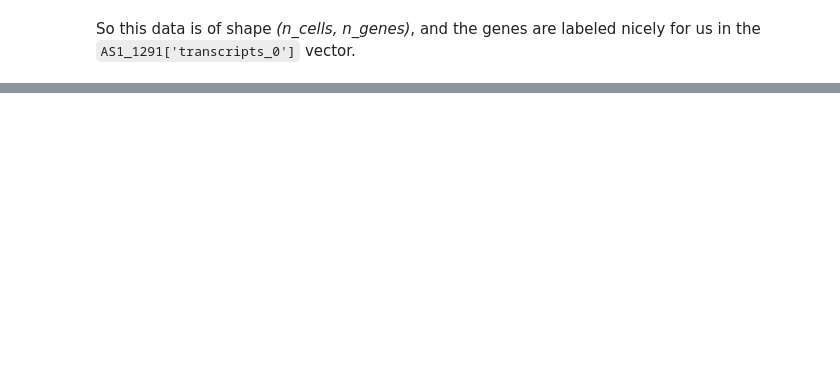
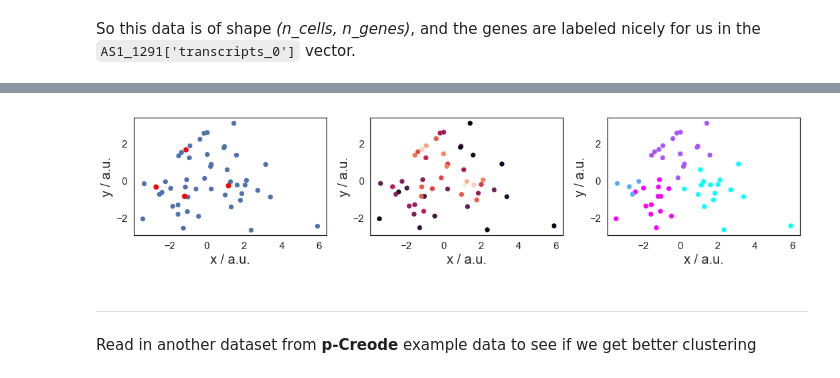
Before and after one commit to codyheiser/furry-couscous, a Jupyter notebook: clustering.ipynb, the cells around one changed output, grey strips where cells are left out. Drawn from its saved outputs; the diff is of its cells as text; code cells hidden in the pictures; blank space fills up the shorter version.

```diff
--- a/clustering.ipynb
+++ b/clustering.ipynb
@@ -75,0 +265,18 @@ plt.tight_layout()
+# %%
+# plot clusters with point densities
+fig, ax = plt.subplots(1, 3, figsize=(15, 5))
+ax[0].scatter(umi_rna_PCA_results[:, 0], umi_rna_PCA_results[:, 1], s=40)
+ax[0].scatter(umi_rna_PCA_results[clu.clusters, 0], umi_rna_PCA_results[clu.clusters, 1], s=50, c="red")
+ax[1].scatter(umi_rna_PCA_results[:, 0], umi_rna_PCA_results[:, 1], s=40, c=clu.density)
+ax[2].scatter(umi_rna_PCA_results[:, 0], umi_rna_PCA_results[:, 1], s=40, c=clu.membership, cmap=plt.cm.cool)
+for _ax in ax:
+    _ax.set_xlabel(r"x / a.u.", fontsize=20)
+    _ax.set_ylabel(r"y / a.u.", fontsize=20)
+    _ax.tick_params(labelsize=15)
+    _ax.set_aspect('equal')
+fig.tight_layout()
+# %% [output]
+[figure, added]
+# %% [markdown]
+---
+Read in another dataset from **p-Creode** example data to see if we get better clustering
```
Also changed, not shown: parts of 56 cells of this notebook, 2 other files.
